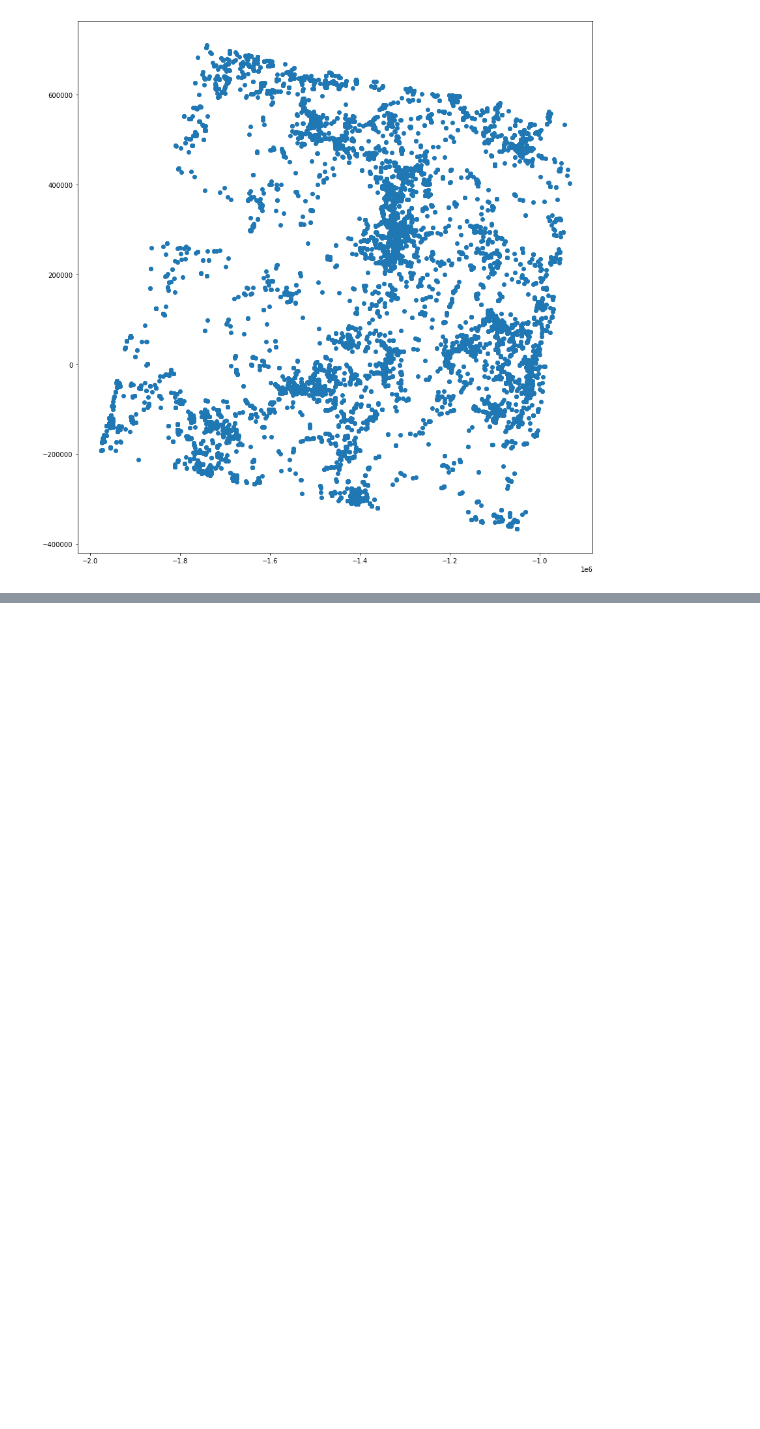
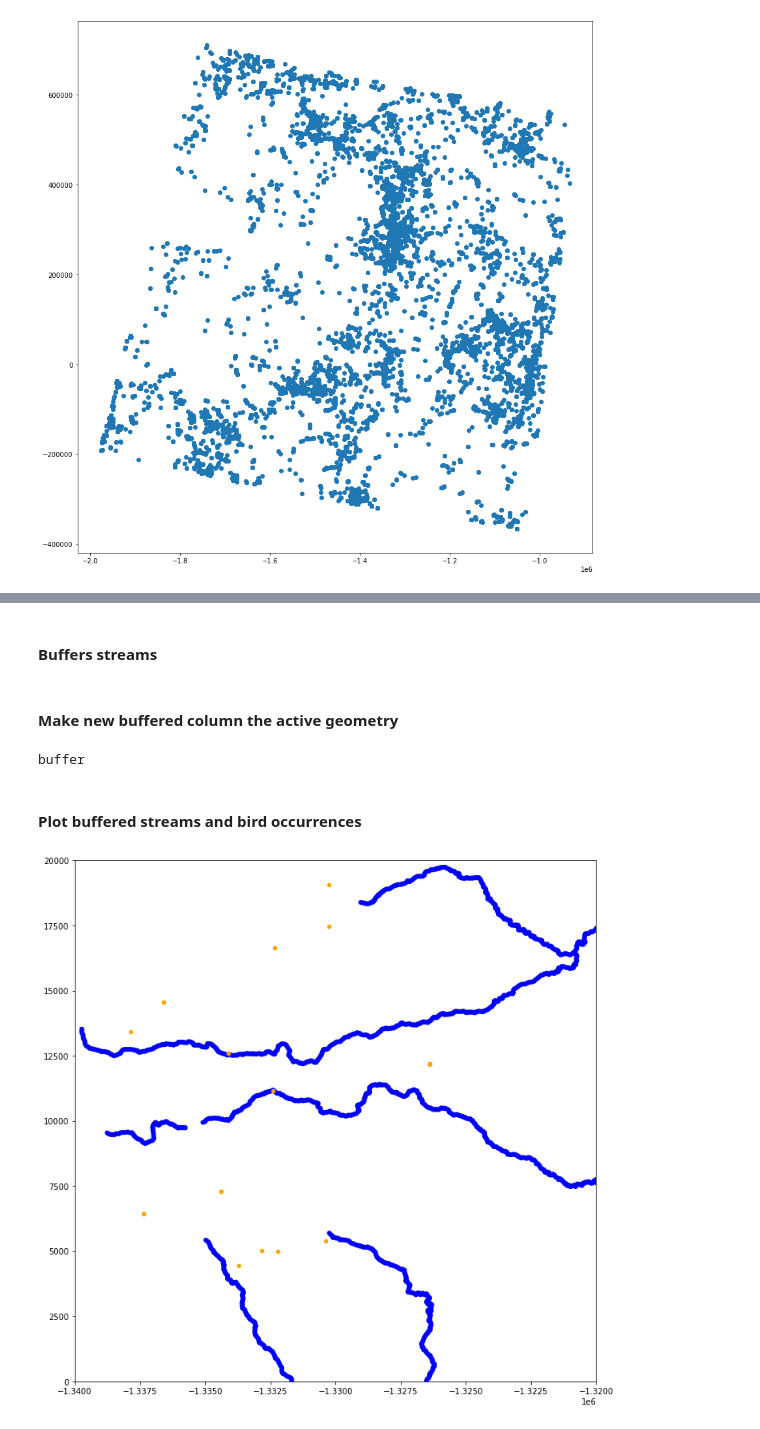
Before and after one commit to zac-stanley/birds-utah, a Jupyter notebook: notebooks/bird_occurrences_utah_explore_reproject_buffer_intersect.ipynb, the cells around one changed output, grey strips where cells are left out. Drawn from its saved outputs; the diff is of its cells as text; code cells hidden in the pictures; blank space fills up the shorter version.

```diff
--- a/notebooks/bird_occurrences_utah_explore_reproject_buffer_intersect.ipynb
+++ b/notebooks/bird_occurrences_utah_explore_reproject_buffer_intersect.ipynb
@@ -67,0 +76,32 @@ streams_prj.to_file("./data/streams_prj.geojson", driver='GeoJSON')
+# %% [markdown]
+#### Buffers streams
+# %%
+# now let's buffer the streams to 300 feet which is the minimum recommendation for good bird habitat along riparian corridors
+# we know the units are in meters so.......300 feet = 91.44 meters
+# create a new column in streams and give it the result of our buffer operation
+streams_prj['buffer'] = streams_prj.buffer(91.44)
+# %% [markdown]
+#### Make new buffered column the active geometry
+# %%
+streams_prj = streams_prj.set_geometry('buffer')
+
+# check what column geometry is referencing
+print(streams_buffer.geometry.name) # buffer
+# %% [output]
+buffer
+# %% [markdown]
+#### Plot buffered streams and bird occurrences
+# %%
+# verify that major streams now have buffer
+fig, ax = plt.subplots()
+
+base_color = '#f0f0f0'
+border_color = base_color
+
+birds_prj.plot(ax=ax, color='orange', zorder=2, markersize=20);
+streams_prj.plot(ax=ax, color='blue', zorder=1);
+
+# modify limits to check that buffers are displayed, confirmed
+ax.set(xlim=(-1340000,-1320000), ylim=(0,20000));
+# %% [output]
+[figure, added]
```
Also changed, not shown: parts of 8 cells of this notebook, 3 other files.
